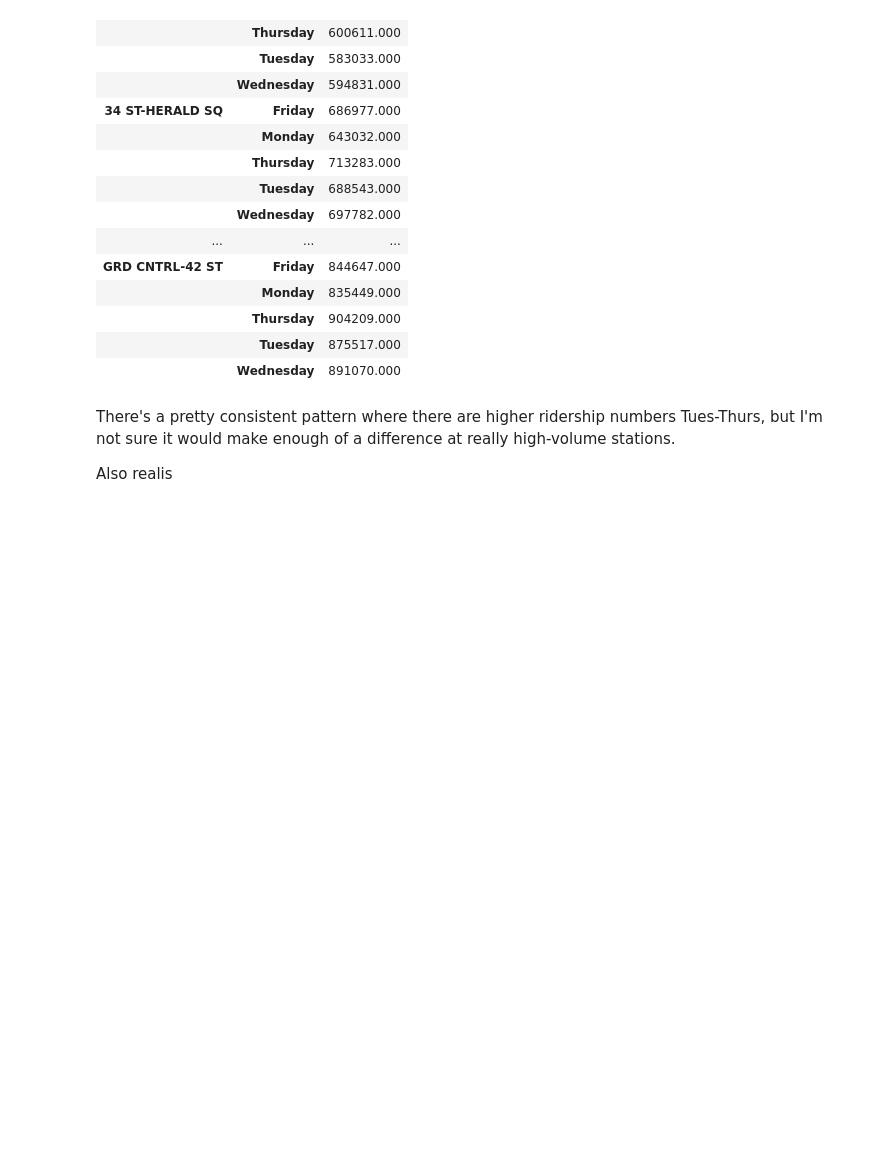
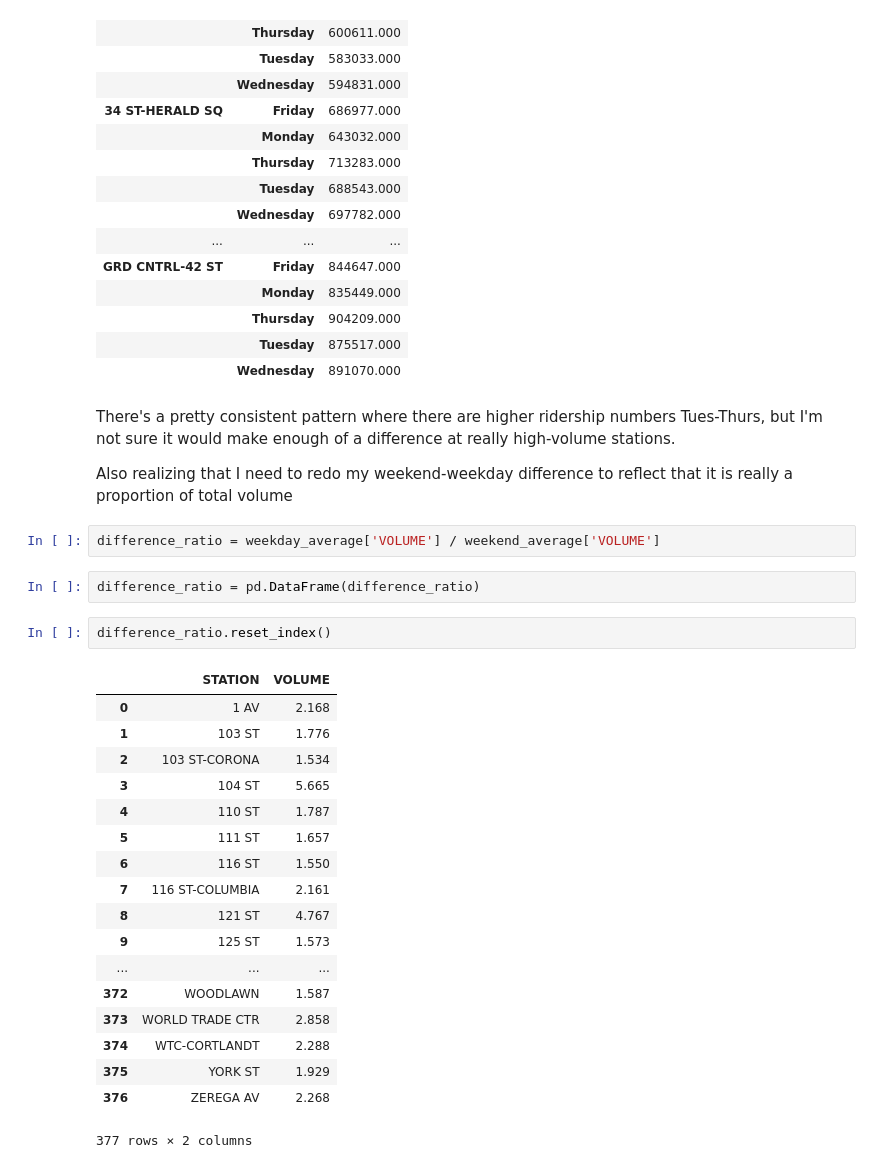
Before and after one commit to huge-reality/MTA_Project_Group_5, a Jupyter notebook: Weekdays Weekends1.ipynb, the cells around one changed output. Drawn from its saved outputs; the diff is of its cells as text; blank space fills up the shorter version.

```diff
--- a/Weekdays Weekends1.ipynb
+++ b/Weekdays Weekends1.ipynb
@@ -320,4 +299,29 @@ daily_totals2.loc[['GRD CNTRL-42 ST', '34 ST-PENN STA', 'FULTON ST', '34 ST-HERA
 # %% [markdown]
 There's a pretty consistent pattern where there are higher ridership numbers Tues-Thurs, but I'm not sure it would make enough of a difference at really high-volume stations.
 
-Also realis
+Also realizing that I need to redo my weekend-weekday difference to reflect that it is really a proportion of total volume
+# %%
+difference_ratio = weekday_average['VOLUME'] / weekend_average['VOLUME']
+# %%
+difference_ratio = pd.DataFrame(difference_ratio)
+# %%
+difference_ratio.reset_index()
+# %% [output]
+|  | STATION | VOLUME |
+| 0 | 1 AV | 2.168 |
+| 1 | 103 ST | 1.776 |
+| 2 | 103 ST-CORONA | 1.534 |
+| 3 | 104 ST | 5.665 |
+| 4 | 110 ST | 1.787 |
+| 5 | 111 ST | 1.657 |
+| 6 | 116 ST | 1.550 |
+| 7 | 116 ST-COLUMBIA | 2.161 |
+| 8 | 121 ST | 4.767 |
+| 9 | 125 ST | 1.573 |
+| ... | ... | ... |
+| 372 | WOODLAWN | 1.587 |
+| 373 | WORLD TRADE CTR | 2.858 |
+| 374 | WTC-CORTLANDT | 2.288 |
+| 375 | YORK ST | 1.929 |
+| 376 | ZEREGA AV | 2.268 |
+377 rows × 2 columns
```
Also changed, not shown: parts of 5 cells of this notebook.
